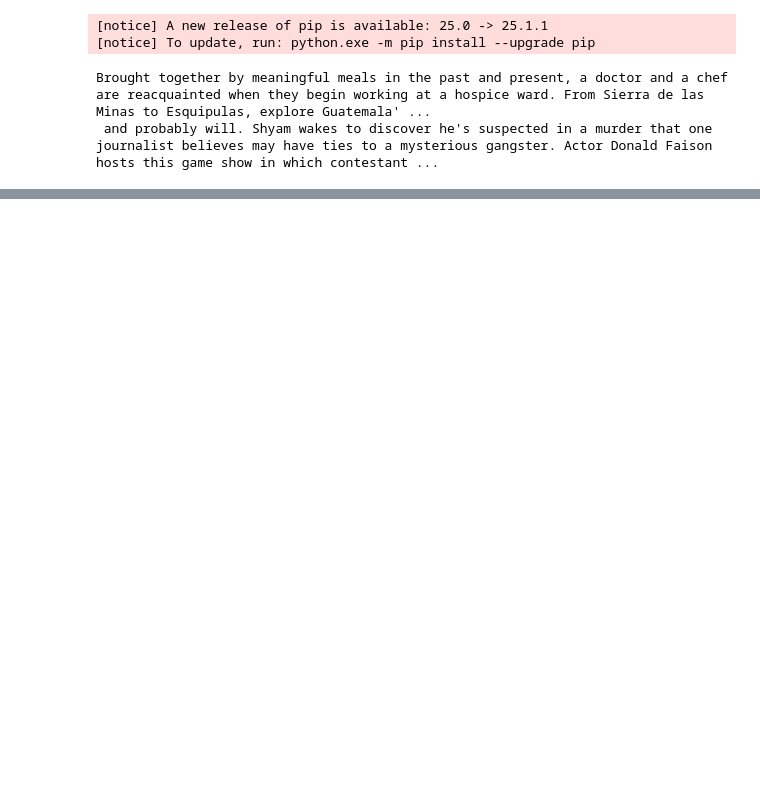
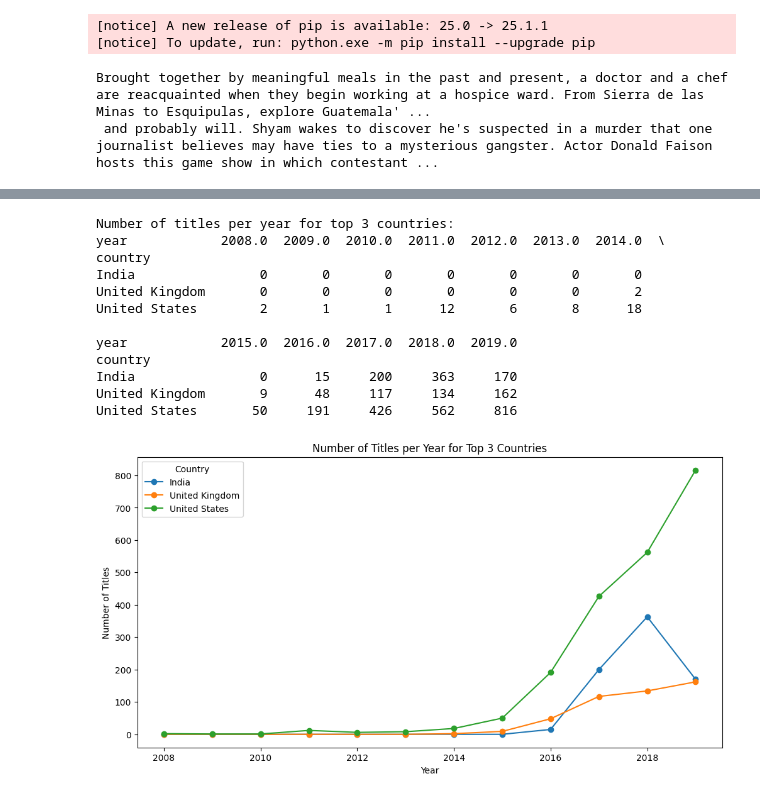
Before and after one commit to prabhumkpeak/AI_MI, a Jupyter notebook: .venv-1/EDA_Netflix.ipynb, the cells around one changed output, grey strips where cells are left out. Cells and saved outputs as stored; diff of their text form; code cells hidden in the pictures; blank space fills up the shorter version.

```diff
--- a/.venv-1/EDA_Netflix.ipynb
+++ b/.venv-1/EDA_Netflix.ipynb
@@ -725,0 +767,37 @@ plt.show()
+# %%
+top3_countries = top_countries[:3]
+
+# Split countries and explode so each row has a single country
+netflix_country_year = netflix[['title', 'country', 'year']].dropna(subset=['country', 'year']).copy()
+netflix_country_year['country'] = netflix_country_year['country'].str.split(', ')
+netflix_country_year = netflix_country_year.explode('country')
+
+# Filter for top 3 countries
+netflix_top3 = netflix_country_year[netflix_country_year['country'].isin(top3_countries)]
+
+# Group by country and year, count titles
+titles_per_year = netflix_top3.groupby(['country', 'year']).size().unstack(fill_value=0)
+print("Number of titles per year for top 3 countries:")
+print(titles_per_year)
+
+# Plot
+titles_per_year.T.plot(figsize=(12,6), marker='o')
+plt.title('Number of Titles per Year for Top 3 Countries')
+plt.xlabel('Year')
+plt.ylabel('Number of Titles')
+plt.legend(title='Country')
+plt.show()
+# %% [output]
+Number of titles per year for top 3 countries:
+year            2008.0  2009.0  2010.0  2011.0  2012.0  2013.0  2014.0  \
+country
+India                0       0       0       0       0       0       0
+United Kingdom       0       0       0       0       0       0       2
+United States        2       1       1      12       6       8      18
+
+year            2015.0  2016.0  2017.0  2018.0  2019.0
+country
+India                0      15     200     363     170
+United Kingdom       9      48     117     134     162
+United States       50     191     426     562     816
+[figure, added]
```
Also changed, not shown: parts of 5 cells of this notebook.
